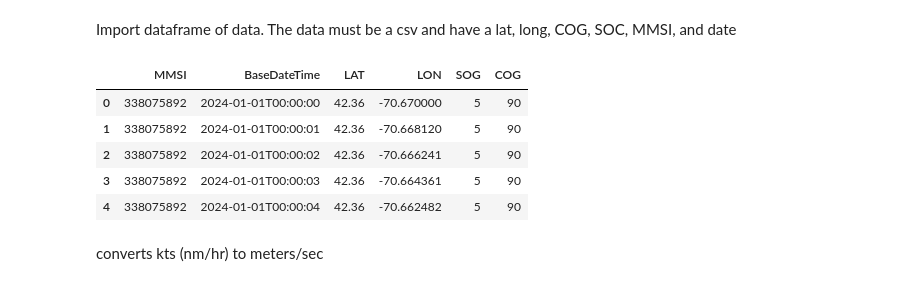
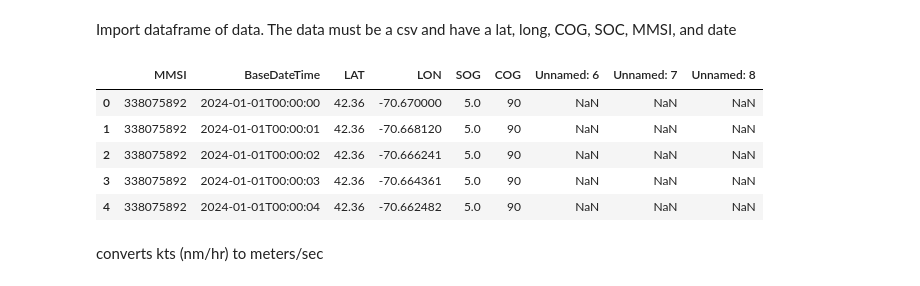
Before and after one commit to JSCshir/Vessel-Traj-Capstone, a Jupyter notebook: dead_reckoning_model.ipynb, the cells around one changed output. Cells and saved outputs as stored; diff of their text form; code cells hidden in the pictures.

```diff
--- a/dead_reckoning_model.ipynb
+++ b/dead_reckoning_model.ipynb
@@ -13,16 +13,16 @@ geod = Geodesic.WGS84
 # %% [markdown]
 Import dataframe of data. The data must be a csv and have a lat, long, COG, SOC, MMSI, and date
 # %%
-DATA = 'Dummy Dataset.csv'
+DATA = 'dummy_dataset.csv'
 orig_df = pd.read_csv(DATA)
 orig_df.head()
 # %% [output]
-|  | MMSI | BaseDateTime | LAT | LON | SOG | COG |
-| 0 | 338075892 | 2024-01-01T00:00:00 | 42.36 | -70.670000 | 5 | 90 |
-| 1 | 338075892 | 2024-01-01T00:00:01 | 42.36 | -70.668120 | 5 | 90 |
-| 2 | 338075892 | 2024-01-01T00:00:02 | 42.36 | -70.666241 | 5 | 90 |
-| 3 | 338075892 | 2024-01-01T00:00:03 | 42.36 | -70.664361 | 5 | 90 |
-| 4 | 338075892 | 2024-01-01T00:00:04 | 42.36 | -70.662482 | 5 | 90 |
+|  | MMSI | BaseDateTime | LAT | LON | SOG | COG | Unnamed: 6 | Unnamed: 7 | Unnamed: 8 |
+| 0 | 338075892 | 2024-01-01T00:00:00 | 42.36 | -70.670000 | 5.0 | 90 | NaN | NaN | NaN |
+| 1 | 338075892 | 2024-01-01T00:00:01 | 42.36 | -70.668120 | 5.0 | 90 | NaN | NaN | NaN |
+| 2 | 338075892 | 2024-01-01T00:00:02 | 42.36 | -70.666241 | 5.0 | 90 | NaN | NaN | NaN |
+| 3 | 338075892 | 2024-01-01T00:00:03 | 42.36 | -70.664361 | 5.0 | 90 | NaN | NaN | NaN |
+| 4 | 338075892 | 2024-01-01T00:00:04 | 42.36 | -70.662482 | 5.0 | 90 | NaN | NaN | NaN |
 # %% [markdown]
 converts kts (nm/hr) to meters/sec
 # %%
```
Also changed, not shown: parts of 3 cells of this notebook, 10 other files.
